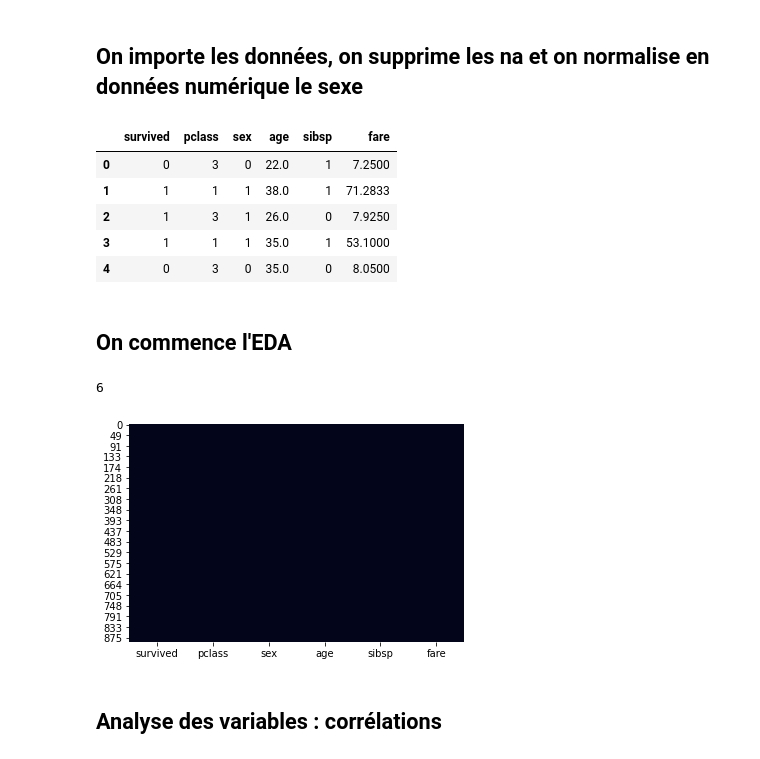
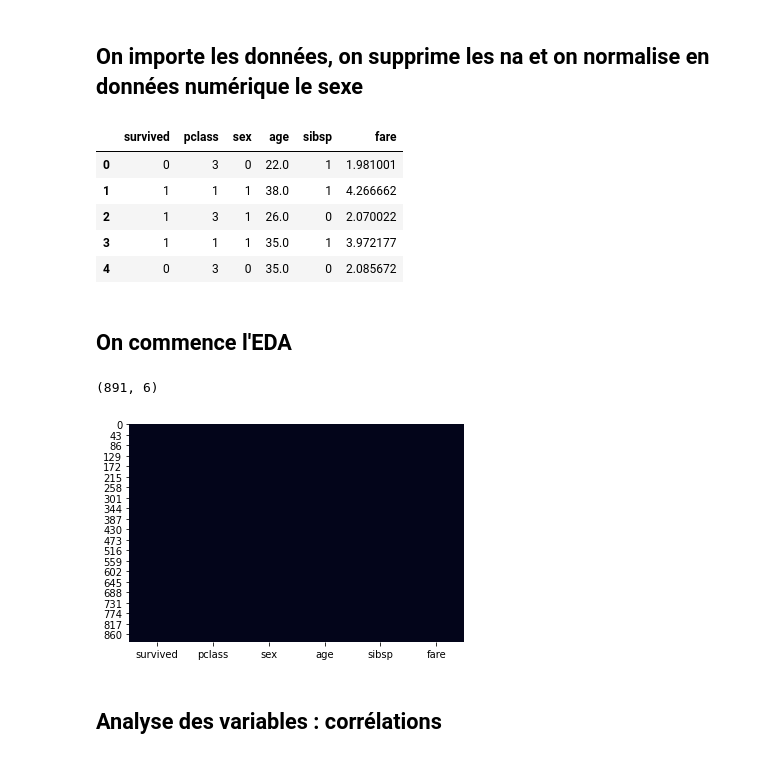
Before and after one commit to vianneybonte/titanic-app, a Jupyter notebook: python_modele_titanic.ipynb, the cells around one changed output. Cells and saved outputs as stored; diff of their text form; code cells hidden in the pictures.

```diff
--- a/python_modele_titanic.ipynb
+++ b/python_modele_titanic.ipynb
@@ -10,27 +10,28 @@ import matplotlib.pyplot as plt
 # %%
 titanic = sns.load_dataset('titanic')
 titanic = titanic[['survived', 'pclass', 'sex', 'age', 'sibsp', 'fare']]
-titanic.dropna(axis=0, inplace=True)
+titanic['age'].fillna((titanic['age'].mean()), inplace=True)
+titanic["fare"] = titanic["fare"].map(lambda i: np.log(i) if i > 0 else 0)
+#titanic.dropna(axis=0, inplace=True)
 titanic['sex'].replace(['male', 'female'], [0, 1], inplace=True)
 titanic.head()
 # %% [output]
 |  | survived | pclass | sex | age | sibsp | fare |
-| 0 | 0 | 3 | 0 | 22.0 | 1 | 7.2500 |
-| 1 | 1 | 1 | 1 | 38.0 | 1 | 71.2833 |
-| 2 | 1 | 3 | 1 | 26.0 | 0 | 7.9250 |
-| 3 | 1 | 1 | 1 | 35.0 | 1 | 53.1000 |
-| 4 | 0 | 3 | 0 | 35.0 | 0 | 8.0500 |
+| 0 | 0 | 3 | 0 | 22.0 | 1 | 1.981001 |
+| 1 | 1 | 1 | 1 | 38.0 | 1 | 4.266662 |
+| 2 | 1 | 3 | 1 | 26.0 | 0 | 2.070022 |
+| 3 | 1 | 1 | 1 | 35.0 | 1 | 3.972177 |
+| 4 | 0 | 3 | 0 | 35.0 | 0 | 2.085672 |
 # %% [markdown]
 ## On commence l'EDA
 # %%
 df = titanic.copy()
 sns.heatmap(df.isna(), cbar=False)
 (df.isna().sum()/df.shape[0]).sort_values(ascending=True)
-df.shape[0]
-df.shape[1]
+print(df.shape)
 # %% [output]
-6
+(891, 6)
-[figure, old version]
+[figure, new version]
 # %% [markdown]
 ## Analyse des variables : corrélations
 # %%
```
Also changed, not shown: parts of 24 cells of this notebook.
